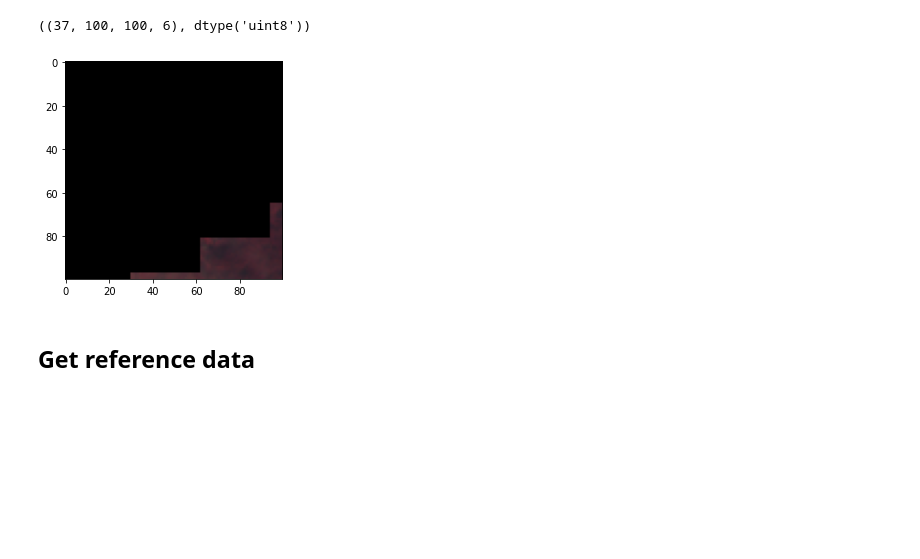
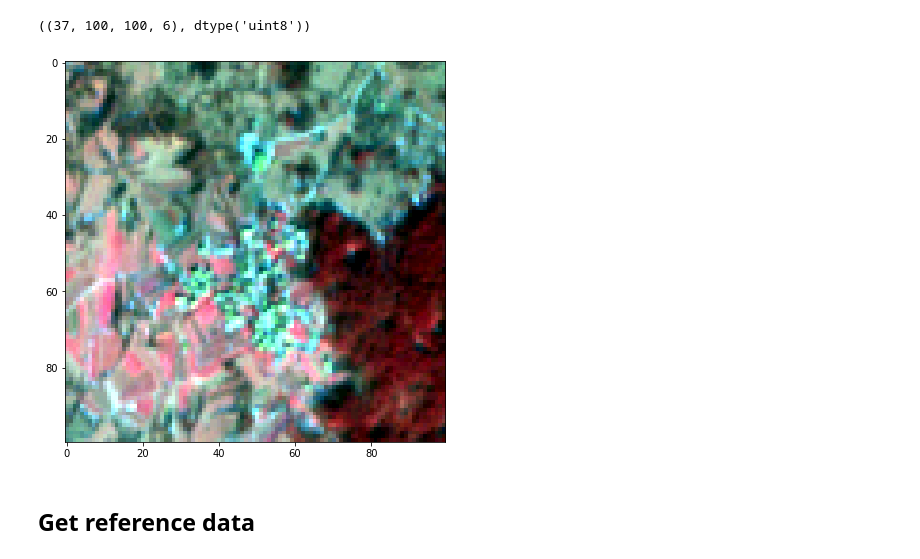
Before and after one commit to mickerott/tempcnn-example-sentinel2, a Jupyter notebook: tempcnn_example_sentinel2.ipynb, the cells around one changed output. Cells and saved outputs as stored; diff of their text form; code cells hidden in the pictures; blank space fills up the shorter version.

```diff
--- a/tempcnn_example_sentinel2.ipynb
+++ b/tempcnn_example_sentinel2.ipynb
@@ -83,10 +93,12 @@ inputs.shape, inputs.dtype
 # %%
 i=3
 # %%
-plt.imshow(inputs[i, :, :, [3,2,1]].swapaxes(0,1).swapaxes(1,2)*2)
-i+=1
+fig = plt.figure(figsize=(7,7))
+img = inputs[i, :, :, [3,2,1]].swapaxes(0,1).swapaxes(1,2)
+plt.imshow(normalize_img(img))
+i+=2
 # %% [output]
-[figure, old version]
+[figure, new version]
 # %% [markdown]
 ## Get reference data
 # %%
```
Also changed, not shown: parts of 11 cells of this notebook.
